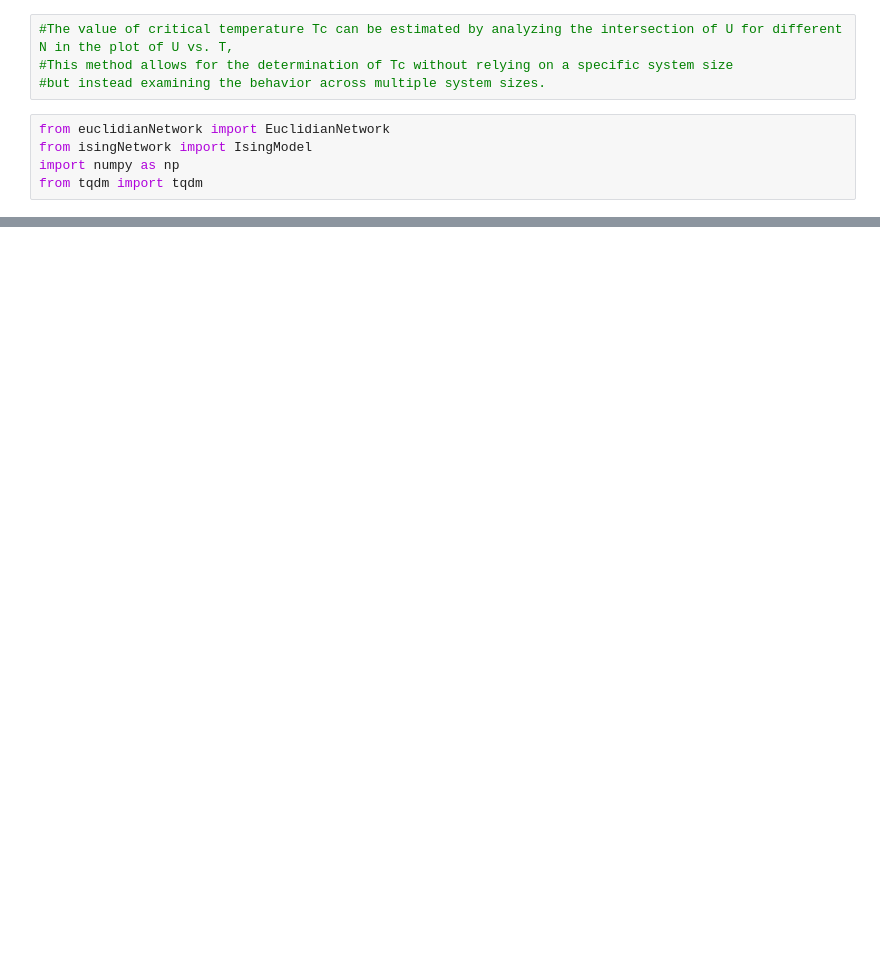
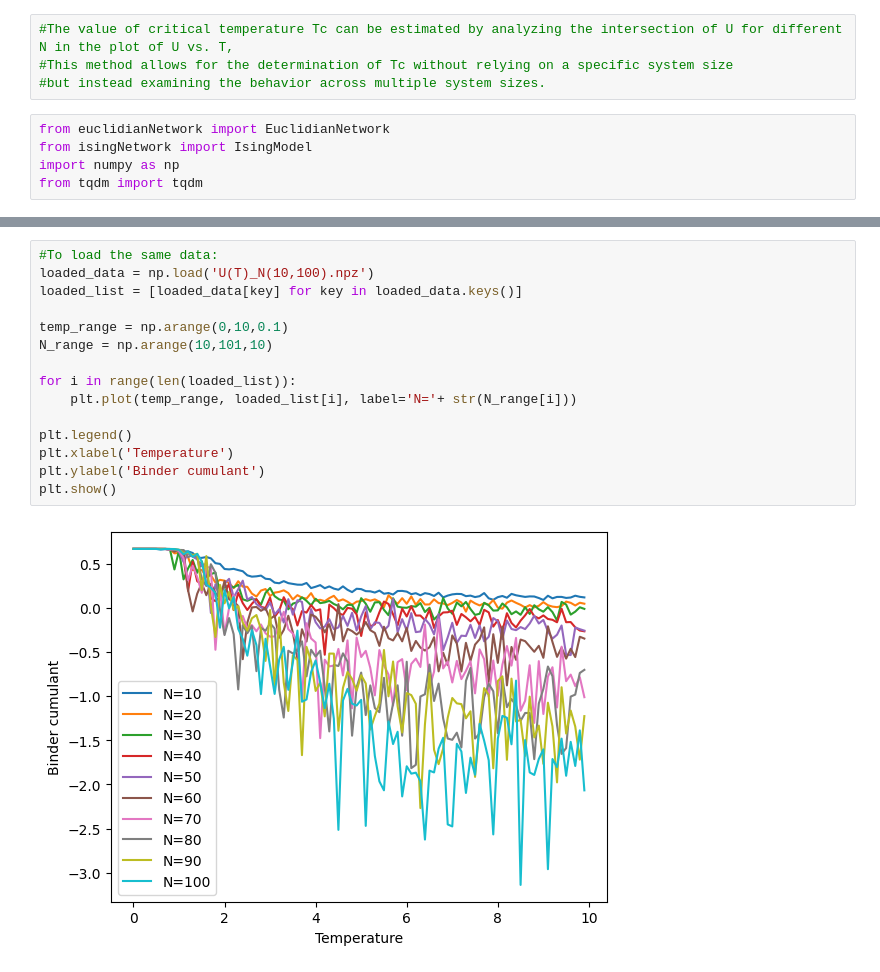
Before and after one commit to MatteoFalcioni/complex_networks, a Jupyter notebook: criticalTemperature.ipynb, the cells around one changed output, grey strips where cells are left out. Cells and saved outputs as stored; diff of their text form; blank space fills up the shorter version.

```diff
--- a/criticalTemperature.ipynb
+++ b/criticalTemperature.ipynb
@@ -37,0 +42,17 @@ plt.show()
+# %%
+#To load the same data:
+loaded_data = np.load('U(T)_N(10,100).npz')
+loaded_list = [loaded_data[key] for key in loaded_data.keys()]
+
+temp_range = np.arange(0,10,0.1)
+N_range = np.arange(10,101,10)
+
+for i in range(len(loaded_list)):
+    plt.plot(temp_range, loaded_list[i], label='N='+ str(N_range[i]))
+
+plt.legend()
+plt.xlabel('Temperature')
+plt.ylabel('Binder cumulant')
+plt.show()
+# %% [output]
+[figure, added]
```
Also changed, not shown: parts of 5 cells of this notebook, 1 other file.
